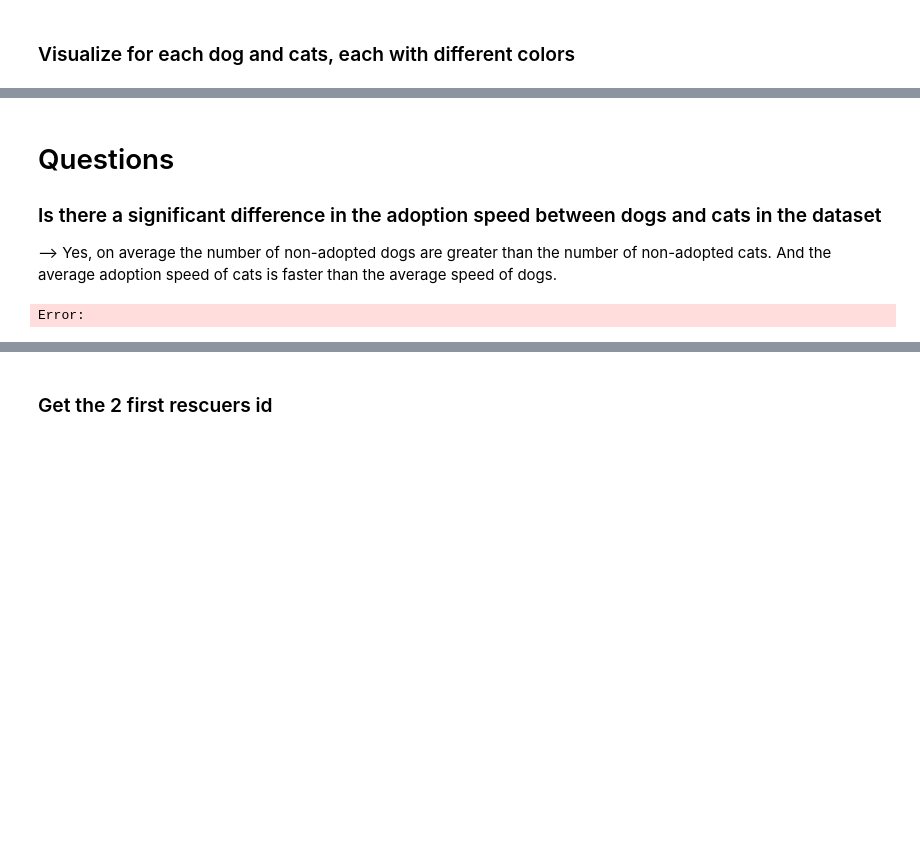
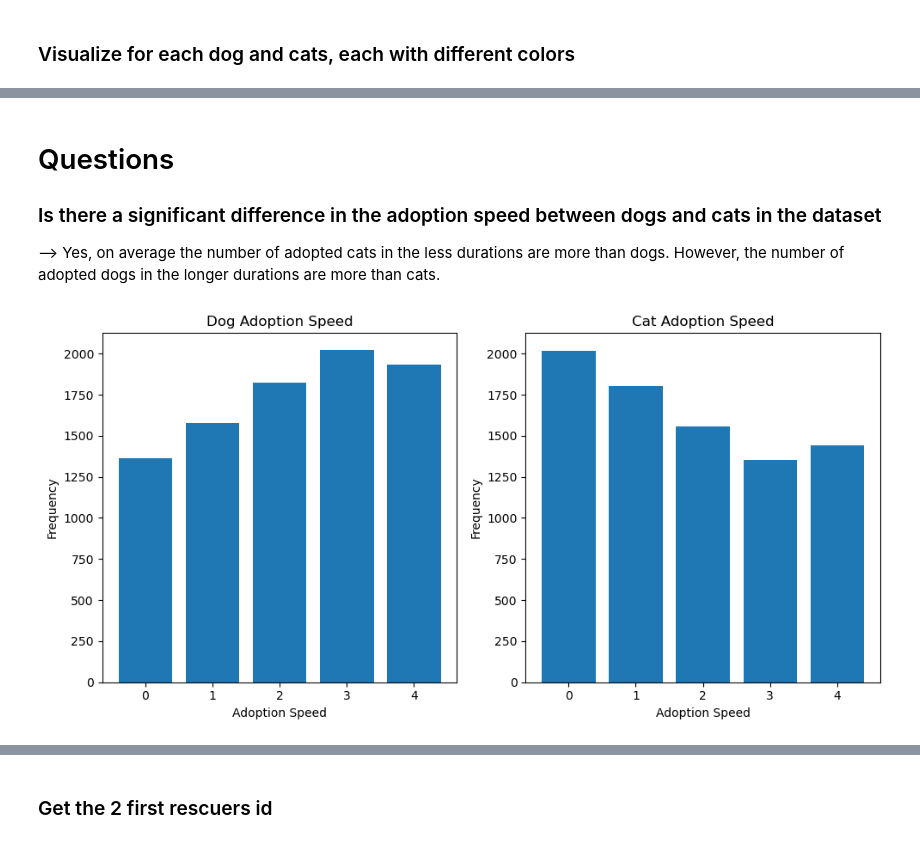
Before and after one commit to osamamagdy/PetFinder, a Jupyter notebook: data_visualization.ipynb, the cells around one changed output, grey strips where cells are left out. Cells and saved outputs as stored; diff of their text form; code cells hidden in the pictures; blank space fills up the shorter version.

```diff
--- a/data_visualization.ipynb
+++ b/data_visualization.ipynb
@@ -573,23 +574,33 @@ for i in range(0, len(data.columns), 5):
 # %% [markdown]
 # Questions
 ###  Is there a significant difference in the adoption speed between dogs and cats in the dataset
---> Yes, on average the number of non-adopted dogs are greater than the number of non-adopted cats. And the average adoption speed of cats is faster than the average speed of dogs.
+--> Yes, on average the number of adopted cats in the less durations are more than dogs. However, the number of adopted dogs in the longer durations are more than cats.
 # %%
 # Load the data
-data = pd.read_csv("train_balanced_log_corr_drop.csv")
-data = data.drop(columns=['Description'])
+data = pd.read_csv("train_balanced.csv")
 
 # Split the data into dog and cat datasets
 dog_data = data[data["Type"] == 1]  # Type 1 is dogs
 cat_data = data[data["Type"] == 2]  # Type 2 is cats
 
 # Select only the adoption speed column
 dog_data = dog_data["AdoptionSpeed"]
 cat_data = cat_data["AdoptionSpeed"]
 
-# Truncate the columns in a loop each 5 columns
-# to avoid the error of too many columns
-for i in range(0, len(data.columns), 5):
-    plot_each_type(data.iloc[:, i:i+5], dog_data, cat_data)
+# Plot the histograms
+fig, axes = plt.subplots(nrows=1, ncols=2, figsize=(10, 5))
+axes[0].hist(dog_data, bins=5, range=(0, 5), align="left", rwidth=0.8)
+axes[0].set_title("Dog Adoption Speed")
+axes[0].set_xlabel("Adoption Speed")
+axes[0].set_ylabel("Frequency")
+axes[1].hist(cat_data, bins=5, range=(0, 5), align="left", rwidth=0.8)
+axes[1].set_title("Cat Adoption Speed")
+axes[1].set_xlabel("Adoption Speed")
+axes[1].set_ylabel("Frequency")
+# Make the y-axis of the two plots the same
+axes[1].set_ylim(axes[0].get_ylim())
+
+plt.tight_layout()
+plt.show()
 # %% [output]
-Error:
+[figure, added]
```
Also changed, not shown: parts of 8 cells of this notebook, 10 other files.
